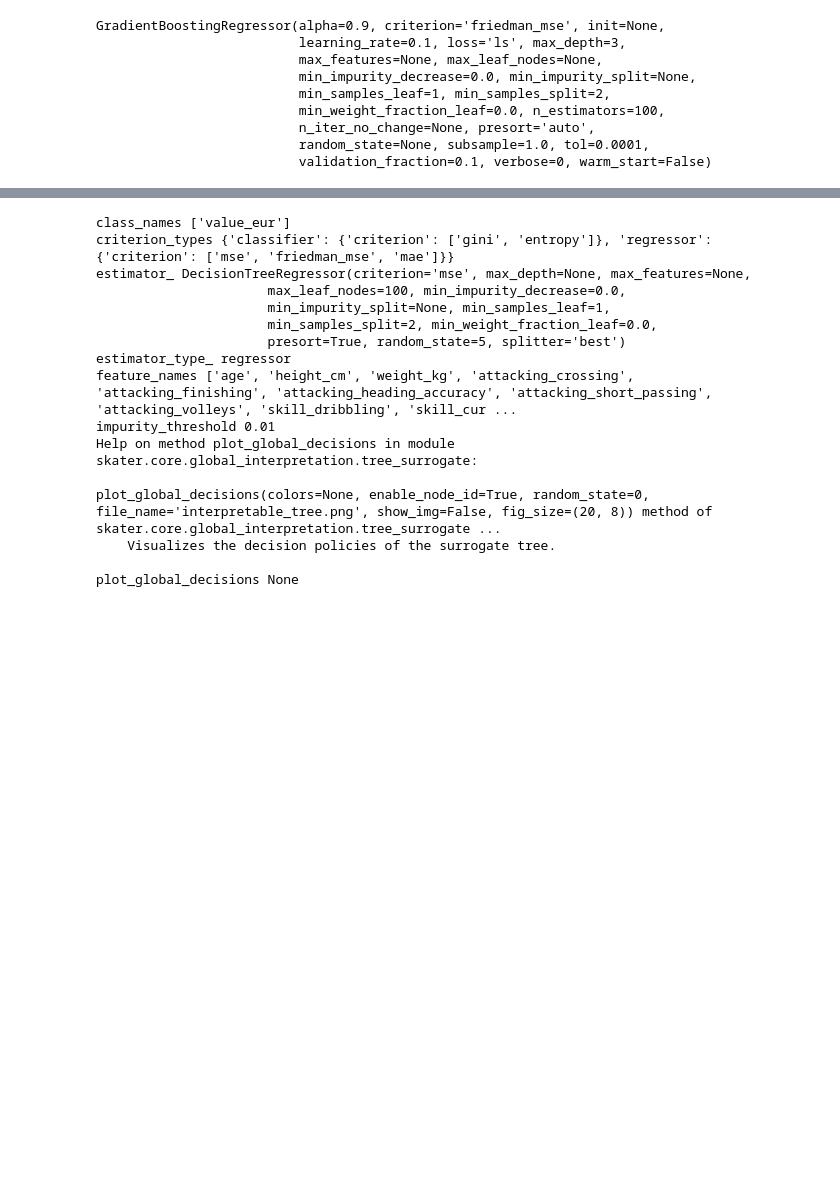
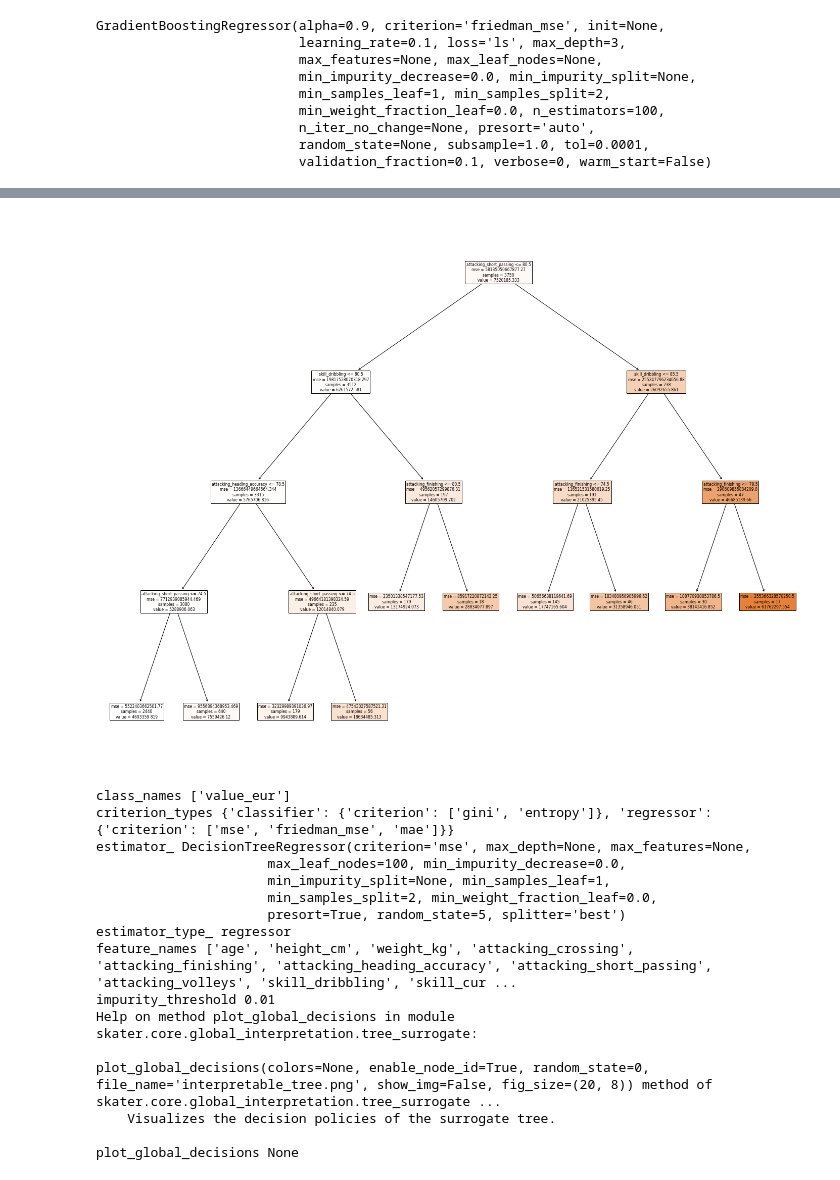
Before and after one commit to deveshcode/DevExplainer, a Jupyter notebook: Base.ipynb, the cells around one changed output, grey strips where cells are left out. Saved outputs shown, nothing was run; the diff lists cells and outputs as text; code cells hidden in the pictures; blank space fills up the shorter version.

```diff
--- a/Base.ipynb
+++ b/Base.ipynb
@@ -252,7 +252,7 @@ class DevExplainer:
                 min_samples_leaf=1,
                 min_weight_fraction_leaf=0.0,
                 max_features=None,
-                max_leaf_nodes=100,
+                max_leaf_nodes=10,
                 min_impurity_decrease=0.0,
                 min_impurity_split=None,
                 class_weight="balanced",
@@ -476,9 +475,11 @@ from sklearn import datasets
 from sklearn.tree import DecisionTreeClassifier
 from sklearn import tree
 fig = plt.figure(figsize=(25,20))
-tree.plot_tree(abc.estimator_,
+asd = tree.plot_tree(abc.estimator_,
                feature_names=list(x_dataset),
                class_names=["value"],
                filled=True
               )
+asd
+# tree.export_text(abc.estimator_)
 # %% [output]
@@ -502,3 +505,4 @@ tree.plot_tree(abc.estimator_,
+[figure, added]
 # %%
 # abc.decisions_as_txt() # okay this is useful
 dir(abc)
```
Also changed, not shown: parts of 2 cells of this notebook.
